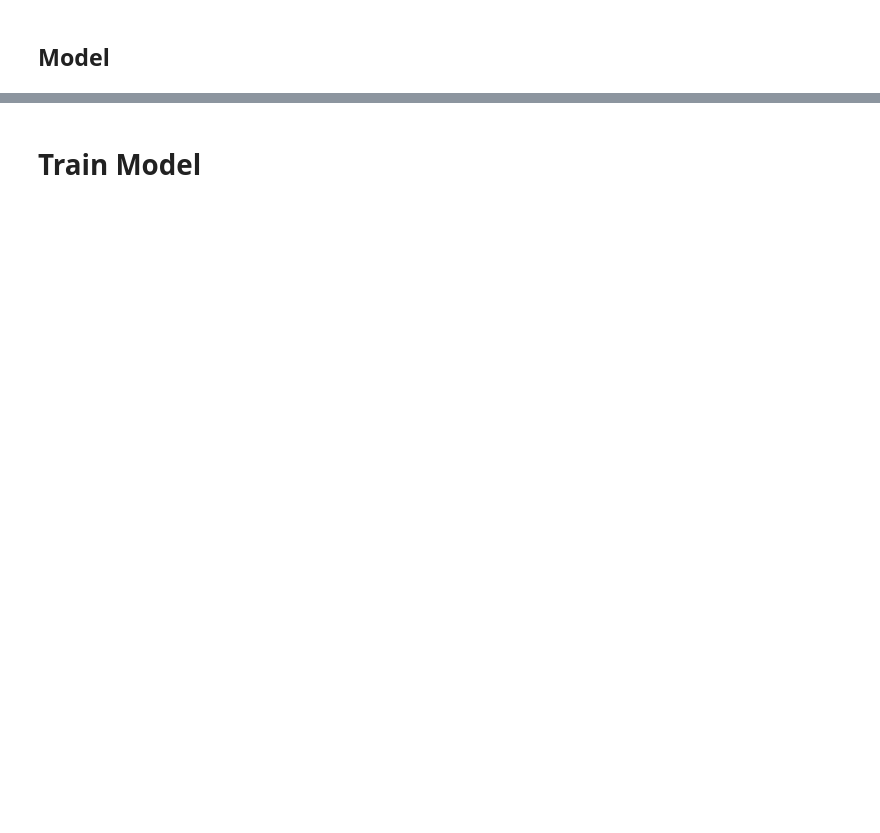
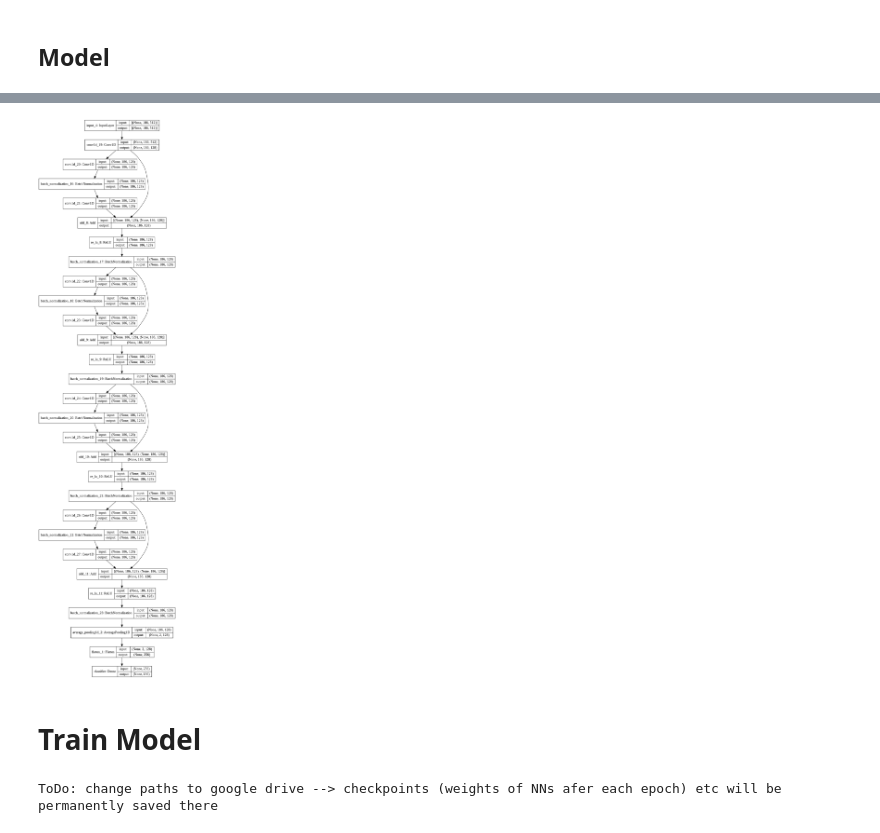
Before and after one commit to wolfisberg/zhaw-ba-online, a Jupyter notebook: High_Performance_Pitch_Detection.ipynb, the cells around one changed output, grey strips where cells are left out. Cells and saved outputs as stored; diff of their text form; code cells hidden in the pictures; blank space fills up the shorter version.

Commit message:
added DeepF0 model

```diff
--- a/High_Performance_Pitch_Detection.ipynb
+++ b/High_Performance_Pitch_Detection.ipynb
@@ -162,0 +177,37 @@ model.summary()
+# %%
+model = tf.keras.models.Sequential()
+model.add(tf.keras.layers.Conv2D(256, 64, input_shape=(config['num_frames'], config['frame_length'])))
+model.add(tf.keras.layers.Dense(128,activation='relu'))
+model.add(tf.keras.layers.Dense(360, activation='softmax'))
+model.compile(optimizer='adam', loss='mean_squared_error')
+model.summary()
+# %%
+def resblock(x, filters, kernelsize, dilationrate):
+    fx = layers.Conv1D(filters, kernelsize, dilation_rate=dilationrate, activation='relu', padding='same')(x)
+    fx = layers.BatchNormalization()(fx)
+    fx = layers.Conv1D(filters, kernelsize, padding='same')(fx)
+    out = layers.Add()([x,fx])
+    out = layers.ReLU()(out)
+    out = layers.BatchNormalization()(out)
+    return out
+# %%
+def create_cnn():
+    inputs = Input(shape=(config['num_frames'], config['frame_length']))
+
+    #inputs = Reshape(target_shape=(186, 512, 1))(inputs)
+    #t = BatchNormalization()(inputs)
+    t = Conv1D(filters=128, kernel_size=(64), padding='same')(inputs)
+    dilation_rate_list = [1, 2, 4, 8]
+    for i in range(len(dilation_rate_list)):
+        dilation_rate = dilation_rate_list[i]
+        t = resblock(t, 128, 64, dilation_rate)
+
+    t = AveragePooling1D(64)(t)
+    t = Flatten()(t)
+
+    outputs = Dense(186, activation='softmax', name="classifier") (t)
+    model = Model(inputs, outputs)
+
+    model.compile(optimizer='adam', loss='binary_crossentropy')
+
+    return model
@@ -162,0 +220,3 @@ model.summary()
+# %%
+model = create_cnn()
+model.summary()
@@ -163,18 +241,22 @@ model.summary()
 # %%
-tf.keras.utils.plot_model(model)
+tf.keras.utils.plot_model(model, show_shapes=True)
+# %% [output]
+[figure, added]
 # %% [markdown]
 # Train Model
 # %%
 print('ToDo: change paths to google drive --> checkpoints (weights of NNs afer each epoch) etc will be permanently saved there')
 date_time_string = datetime.datetime.now().strftime("%Y%m%d-%H%M%S")
-logdir = os.path.join("/content/gdrive/MyDrive/BA_2021/data_incomplete/logs", date_time_string)
+logdir = os.path.join("/content/drive/MyDrive/BA_2021/logs", date_time_string)
 tensorboard_callback = tf.keras.callbacks.TensorBoard(logdir, histogram_freq=1)
 
-folder = os.path.join('/content/gdrive/MyDrive/BA_2021/data_incomplete/checkpoints', date_time_string)
+folder = os.path.join('/content/drive/MyDrive/BA_2021/checkpoints', date_time_string)
 if not os.path.exists(folder):
     os.makedirs(folder)
 checkpoint = tf.keras.callbacks.ModelCheckpoint(filepath=os.path.join(folder,'{epoch:02d}-{val_loss:.2f}.hdf5'))
 
 callbacks = [checkpoint, tensorboard_callback]
+# %% [output]
+ToDo: change paths to google drive --> checkpoints (weights of NNs afer each epoch) etc will be permanently saved there
 # %%
 history = model.fit(dataset_training, steps_per_epoch=720, epochs=1600, verbose = 1 ,validation_data = dataset_validation, validation_steps=70, callbacks = callbacks)
```
Also changed, not shown: parts of 8 cells of this notebook.
